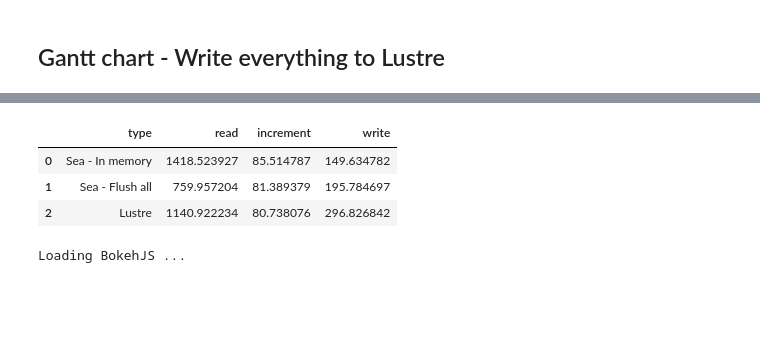
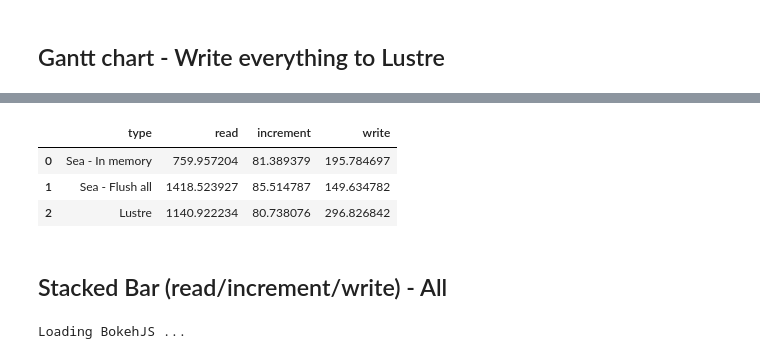
Before and after one commit to big-data-lab-team/Sea, a Jupyter notebook: experiments/incrementation/notebook/increment_benchmarks.ipynb, the cells around one changed output, grey strips where cells are left out. Cells and saved outputs as stored; diff of their text form; code cells hidden in the pictures; blank space fills up the shorter version.

```diff
--- a/experiments/incrementation/notebook/increment_benchmarks.ipynb
+++ b/experiments/incrementation/notebook/increment_benchmarks.ipynb
@@ -250,13 +271,15 @@ Loading BokehJS ...
 [interactive output not drawn]
 [interactive output not drawn]
 # %%
-df = group_actions(fa_df, im_df, l_df)
+df = group_actions(im_df, fa_df, l_df)
 df.head()
 # %% [output]
 |  | type | read | increment | write |
-| 0 | Sea - In memory | 1418.523927 | 85.514787 | 149.634782 |
-| 1 | Sea - Flush all | 759.957204 | 81.389379 | 195.784697 |
+| 0 | Sea - In memory | 759.957204 | 81.389379 | 195.784697 |
+| 1 | Sea - Flush all | 1418.523927 | 85.514787 | 149.634782 |
 | 2 | Lustre | 1140.922234 | 80.738076 | 296.826842 |
+# %% [markdown]
+## Stacked Bar (read/increment/write) - All
 # %%
 bokeh_stacked(df)
 # %% [output]
```
Also changed, not shown: parts of 2 cells of this notebook.
